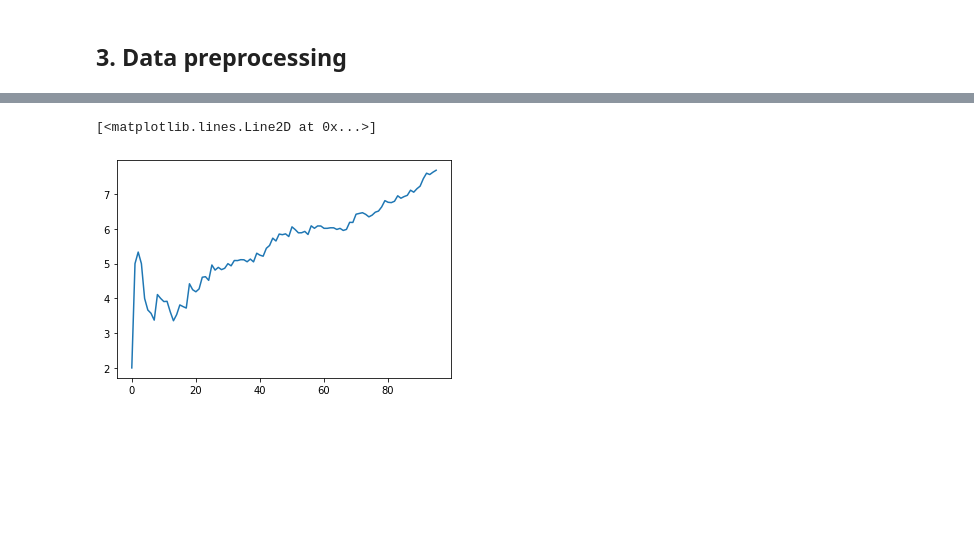
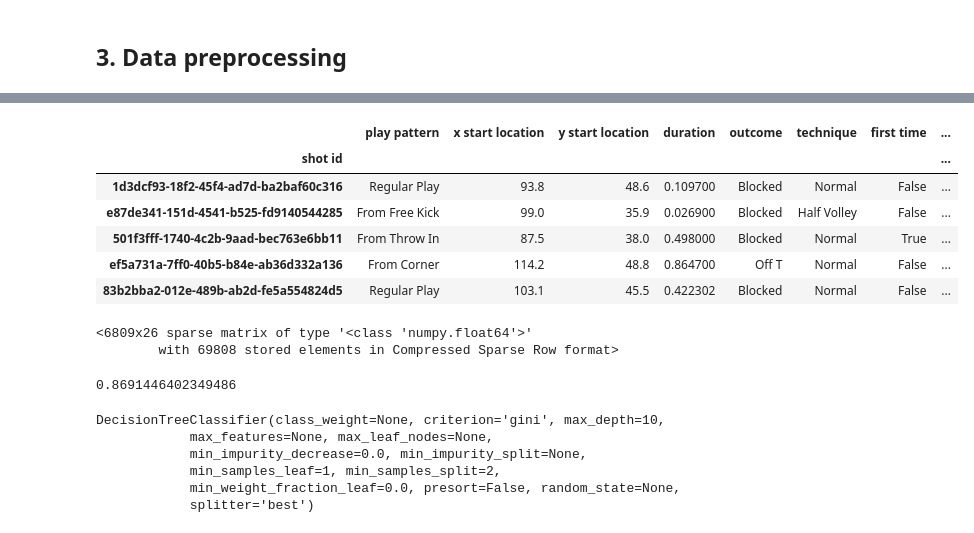
Before and after one commit to RobBlumberg/xg_model, a Jupyter notebook: src/xg_model.ipynb, the cells around one changed output, grey strips where cells are left out. Saved outputs shown, nothing was run; the diff lists cells and outputs as text; code cells hidden in the pictures; blank space fills up the shorter version.

Commit message:
Ran initial decision tree

```diff
--- a/src/xg_model.ipynb
+++ b/src/xg_model.ipynb
@@ -549,5 +546,10 @@ plt.hist(a, bins= range(max(a)+1))
-# %%
-plt.plot(b)
-# %% [output]
-[<matplotlib.lines.Line2D at 0x...>]
-[figure, removed]
+# %%
+shot_training_set.head()
+# %% [output]
+|  | play pattern | x start location | y start location | duration | outcome | technique | first time | ... |
+| shot id |  |  |  |  |  |  |  | ... |
+| 1d3dcf93-18f2-45f4-ad7d-ba2baf60c316 | Regular Play | 93.8 | 48.6 | 0.109700 | Blocked | Normal | False | ... |
+| e87de341-151d-4541-b525-fd9140544285 | From Free Kick | 99.0 | 35.9 | 0.026900 | Blocked | Half Volley | False | ... |
+| 501f3fff-1740-4c2b-9aad-bec763e6bb11 | From Throw In | 87.5 | 38.0 | 0.498000 | Blocked | Normal | True | ... |
+| ef5a731a-7ff0-40b5-b84e-ab36d332a136 | From Corner | 114.2 | 48.8 | 0.864700 | Off T | Normal | False | ... |
+| 83b2bba2-012e-489b-ab2d-fe5a554824d5 | Regular Play | 103.1 | 45.5 | 0.422302 | Blocked | Normal | False | ... |
@@ -553,0 +572,21 @@ plt.plot(b)
+# %%
+categorical_attr_pipeline = Pipeline([
+    ('selector', AttrSelector(categorical_shot_attributes)),
+    ('one_hot_encoder',  OneHotEncoder())
+])
+
+numerical_attr_pipeline = Pipeline([
+    ('selector', AttrSelector(numerical_shot_attributes)),
+#    ('standard_scaler', StandardScaler())
+])
+
+combined_pipeline = FeatureUnion(transformer_list = [
+    ("categorical_attr_pipeline", categorical_attr_pipeline),
+    ("numerical_attr_pipeline", numerical_attr_pipeline)
+])
+
+training_la_liga_shots_processed = combined_pipeline.fit_transform(shot_training_set)
+training_la_liga_shots_processed
+# %% [output]
+<6809x26 sparse matrix of type '<class 'numpy.float64'>'
+        with 69808 stored elements in Compressed Sparse Row format>
@@ -553,0 +596,13 @@ plt.plot(b)
+# %%
+np.mean(scores)
+# %% [output]
+0.8691446402349486
+# %%
+tree_class.fit(training_la_liga_shots_processed, shot_training_set["outcome"])
+# %% [output]
+DecisionTreeClassifier(class_weight=None, criterion='gini', max_depth=10,
+            max_features=None, max_leaf_nodes=None,
+            min_impurity_decrease=0.0, min_impurity_split=None,
+            min_samples_leaf=1, min_samples_split=2,
+            min_weight_fraction_leaf=0.0, presort=False, random_state=None,
+            splitter='best')
```
Also changed, not shown: parts of 17 cells of this notebook.
